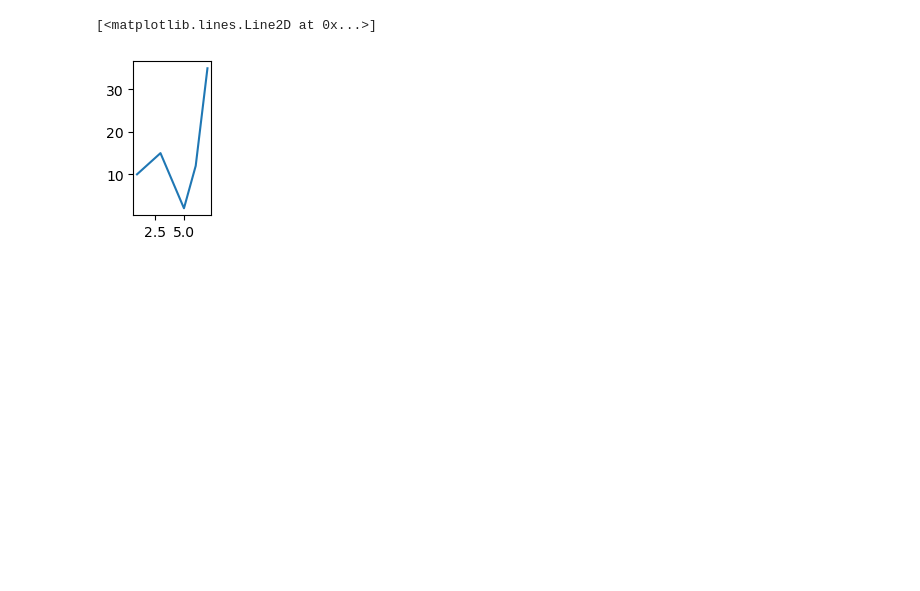
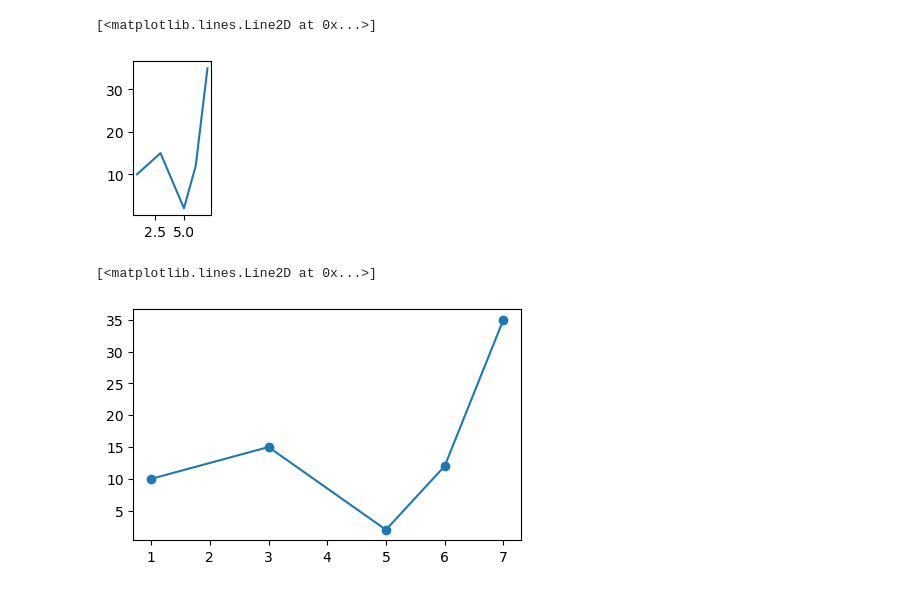
Before and after one commit to pakarthikstudent/MLOps_Dec-, a Jupyter notebook: DAY2/DE-MLOPs-2.ipynb, the cells around one changed output. Drawn from its saved outputs; the diff is of its cells as text; code cells hidden in the pictures; blank space fills up the shorter version.

```diff
--- a/DAY2/DE-MLOPs-2.ipynb
+++ b/DAY2/DE-MLOPs-2.ipynb
@@ -682,3 +682,9 @@ plt.plot([1,3,5,6,7],[10,15,2,12,35])
 # %% [output]
 [<matplotlib.lines.Line2D at 0x...>]
 [figure]
+# %%
+plt.figure(figsize=(5,3))
+plt.plot([1,3,5,6,7],[10,15,2,12,35],marker='o')
+# %% [output]
+[<matplotlib.lines.Line2D at 0x...>]
+[figure, added]
```
Also changed, not shown: parts of 26 cells of this notebook.
